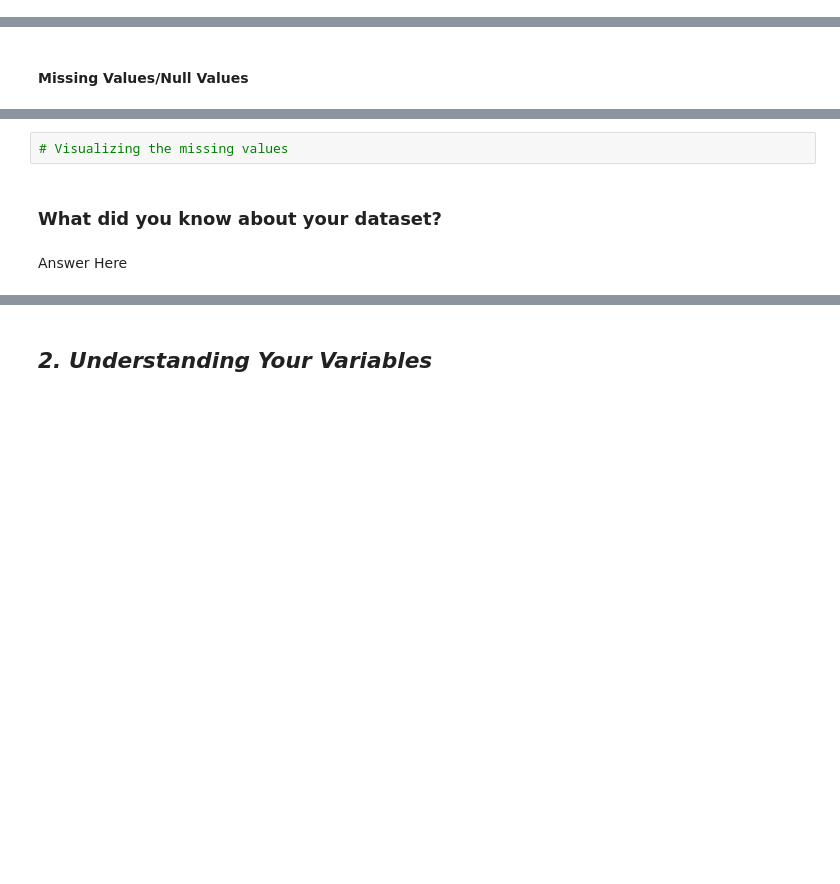
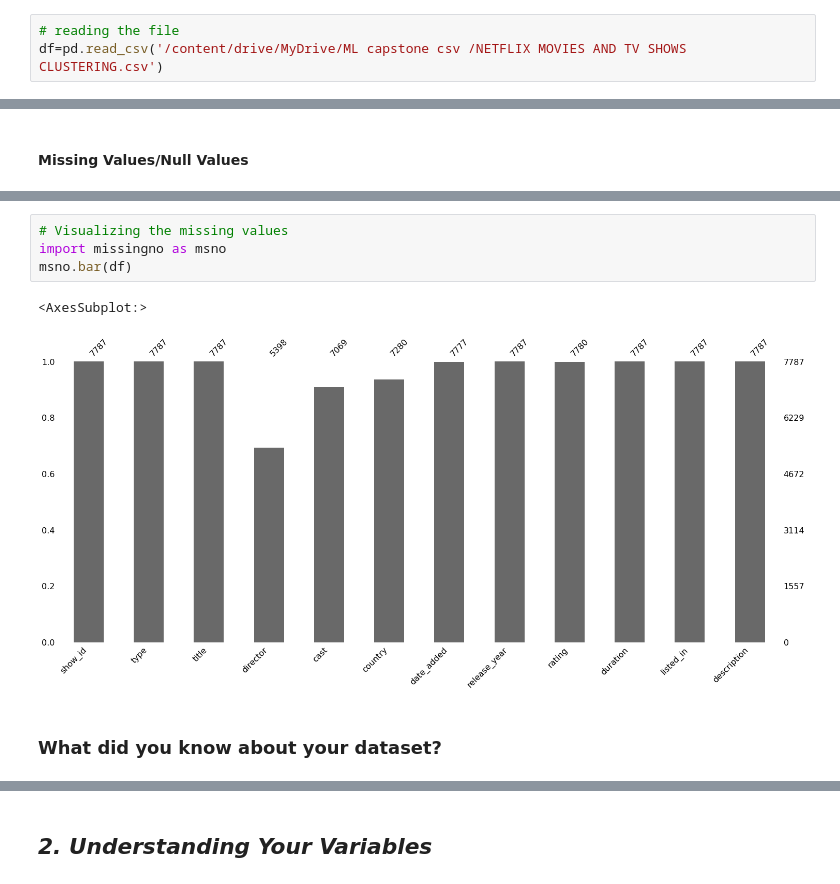
Before and after one commit to avigangarde/Netflix-Movies-and-TV-Shows-Clustering, a Jupyter notebook: Netflix_Movies_and_TV_Shows_Clustering_by_Avinash.ipynb, the cells around one changed output, grey strips where cells are left out. Cells and saved outputs as stored; diff of their text form; blank space fills up the shorter version.

```diff
--- a/Netflix_Movies_and_TV_Shows_Clustering_by_Avinash.ipynb
+++ b/Netflix_Movies_and_TV_Shows_Clustering_by_Avinash.ipynb
@@ -75,3 +114,6 @@ M - Multivariate Analysis
+# %%
+# reading the file
+df=pd.read_csv('/content/drive/MyDrive/ML capstone csv /NETFLIX MOVIES AND TV SHOWS CLUSTERING.csv')
 # %% [markdown]
 ### Dataset First View
 # %%
@@ -95,6 +189,9 @@ M - Multivariate Analysis
 # %%
 # Visualizing the missing values
+import missingno as msno
+msno.bar(df)
+# %% [output]
+<AxesSubplot:>
+[figure, added]
 # %% [markdown]
 ### What did you know about your dataset?
-# %% [markdown]
-Answer Here
```
Also changed, not shown: parts of 32 cells of this notebook.
